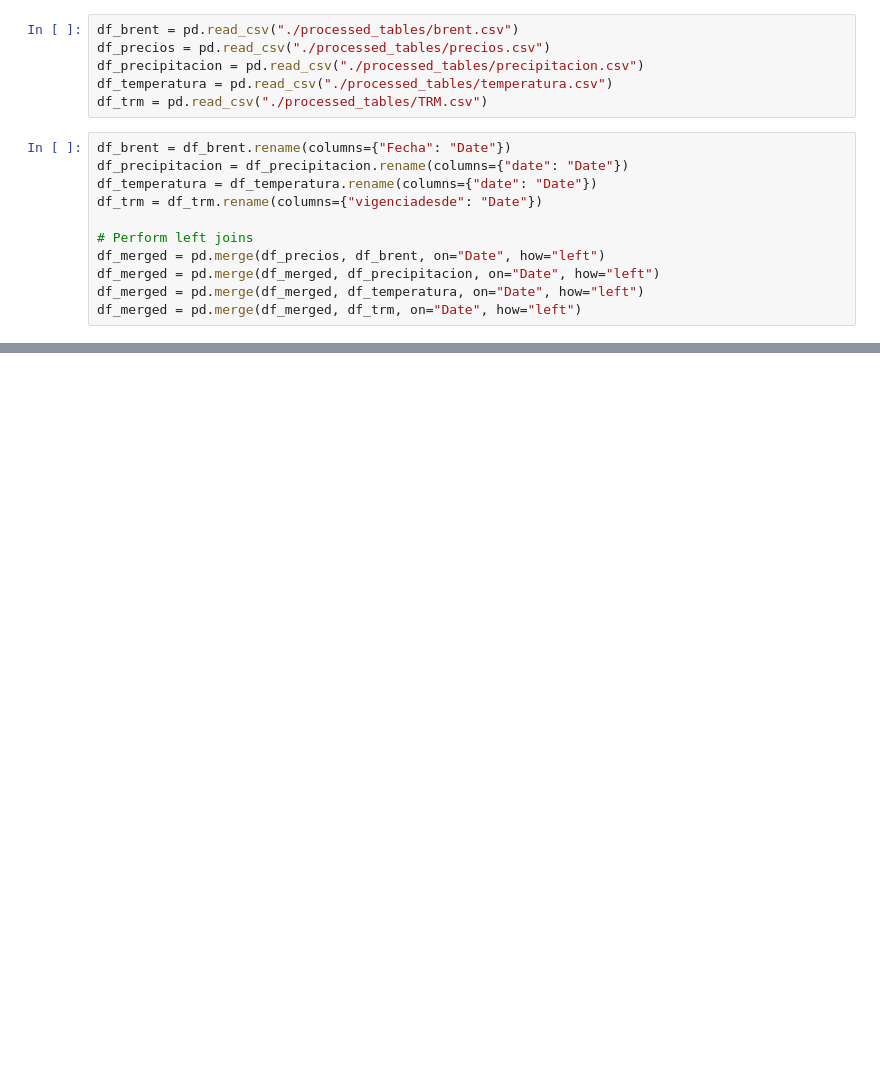
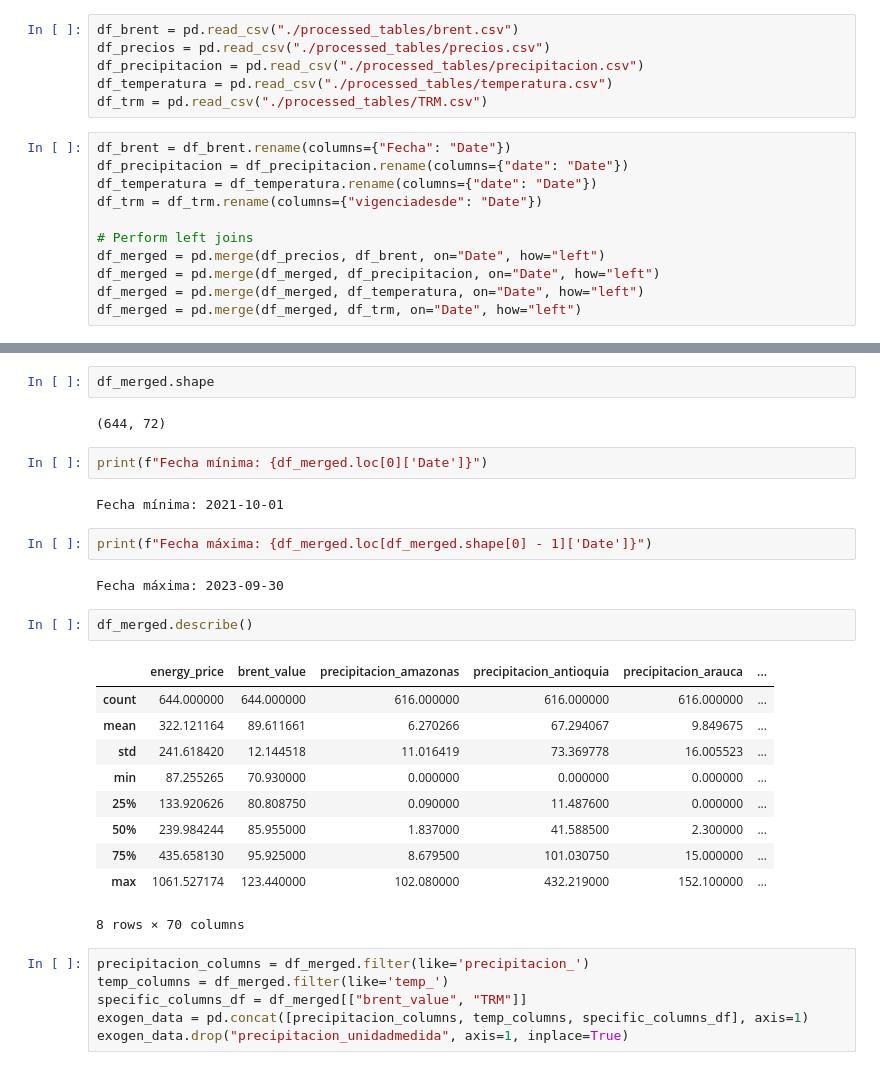
Before and after one commit to maestria-ds-eafit/Proyecto-Integrador-Semestre1, a Jupyter notebook: python-notebooks/TablesJoined.ipynb, the cells around one changed output, grey strips where cells are left out. Cells and saved outputs as stored; diff of their text form; blank space fills up the shorter version.

```diff
--- a/python-notebooks/TablesJoined.ipynb
+++ b/python-notebooks/TablesJoined.ipynb
@@ -39,3 +39,34 @@ Index(['Date', 'energy_price', 'brent_value', 'unidadmedida', 'amazonas',
        'temp_SUCRE', 'temp_TOLIMA', 'temp_VALLE DEL CAUCA', 'temp_VICHADA',
        'TRM'],
       dtype='object')
+# %%
+df_merged.shape
+# %% [output]
+(644, 72)
+# %%
+print(f"Fecha mínima: {df_merged.loc[0]['Date']}")
+# %% [output]
+Fecha mínima: 2021-10-01
+# %%
+print(f"Fecha máxima: {df_merged.loc[df_merged.shape[0] - 1]['Date']}")
+# %% [output]
+Fecha máxima: 2023-09-30
+# %%
+df_merged.describe()
+# %% [output]
+|  | energy_price | brent_value | precipitacion_amazonas | precipitacion_antioquia | precipitacion_arauca | ... |
+| count | 644.000000 | 644.000000 | 616.000000 | 616.000000 | 616.000000 | ... |
+| mean | 322.121164 | 89.611661 | 6.270266 | 67.294067 | 9.849675 | ... |
+| std | 241.618420 | 12.144518 | 11.016419 | 73.369778 | 16.005523 | ... |
+| min | 87.255265 | 70.930000 | 0.000000 | 0.000000 | 0.000000 | ... |
+| 25% | 133.920626 | 80.808750 | 0.090000 | 11.487600 | 0.000000 | ... |
+| 50% | 239.984244 | 85.955000 | 1.837000 | 41.588500 | 2.300000 | ... |
+| 75% | 435.658130 | 95.925000 | 8.679500 | 101.030750 | 15.000000 | ... |
+| max | 1061.527174 | 123.440000 | 102.080000 | 432.219000 | 152.100000 | ... |
+8 rows × 70 columns
+# %%
+precipitacion_columns = df_merged.filter(like='precipitacion_')
+temp_columns = df_merged.filter(like='temp_')
+specific_columns_df = df_merged[["brent_value", "TRM"]]
+exogen_data = pd.concat([precipitacion_columns, temp_columns, specific_columns_df], axis=1)
+exogen_data.drop("precipitacion_unidadmedida", axis=1, inplace=True)
```
Also changed, not shown: parts of 7 cells of this notebook, 4 other files.
